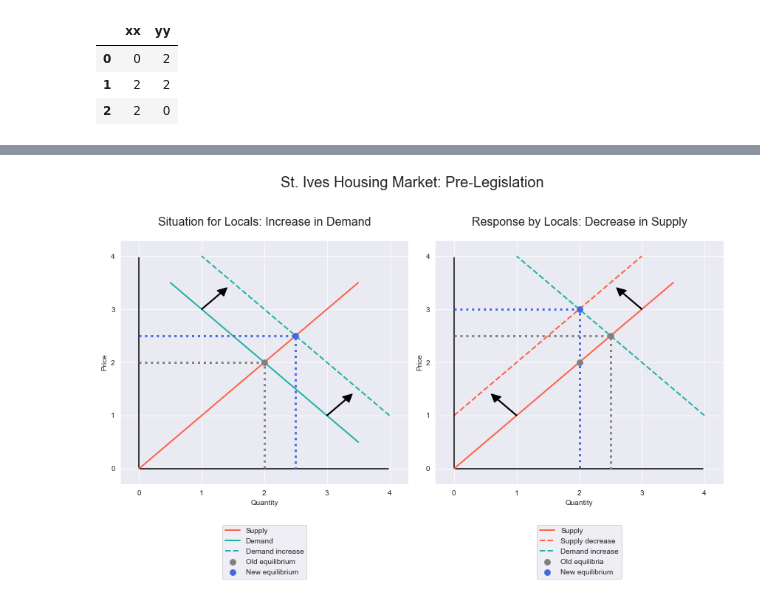
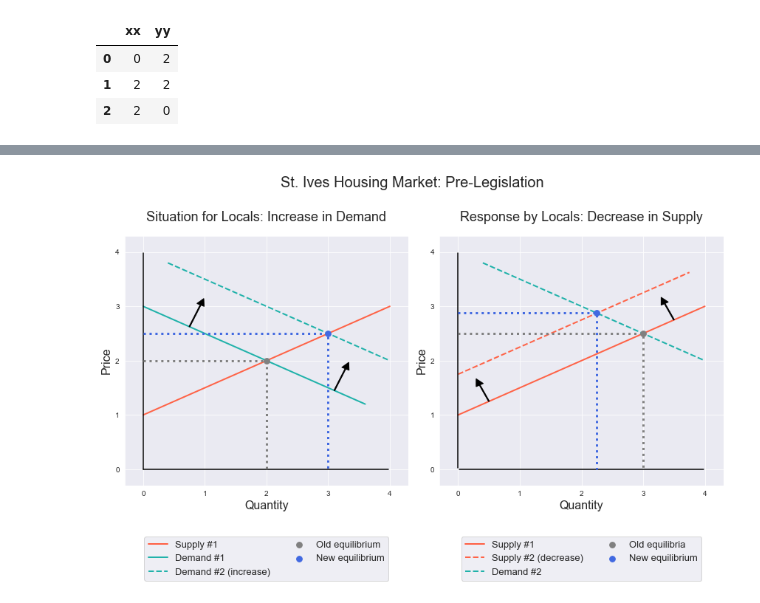
Before and after one commit to hpatin/St-Ives-Housing-Project, a Jupyter notebook: Restricting New Housing.ipynb, the cells around one changed output, grey strips where cells are left out. Drawn from its saved outputs; the diff is of its cells as text; code cells hidden in the pictures.

```diff
--- a/Restricting New Housing.ipynb
+++ b/Restricting New Housing.ipynb
@@ -71,0 +41,6 @@ df_housing_demand_increase
+# %%
+#creating demand curve
+df_housing_demand = pd.DataFrame(np.array([[0,3], [3.6,1.2]]),
+                          columns=['Quantity', 'Price'])
+
+df_housing_demand
@@ -71,0 +58,6 @@ df_housing_demand_increase
+# %%
+# creating demand curve increase
+df_housing_demand_increase = pd.DataFrame(np.array([[0.4,3.8], [4, 2]]),
+                          columns=['Quantity', 'Price'])
+
+df_housing_demand_increase
@@ -81,7 +77,7 @@ dotted_one
 | 2 | 2 | 0 |
 # %%
 # data for plumb lines of second equilibrium
-dotted_two = pd.DataFrame(np.array([[0,2.5], [2.5,2.5], [2.5,0]]),
+dotted_two = pd.DataFrame(np.array([[0,2.5], [3,2.5], [3,0]]),
                           columns=['xx', 'yy'])
 dotted_two
 # %% [output]
@@ -138,6 +144,6 @@ fig.savefig('st-ives-housing-market.png', dpi=180);
 # %%
 # data for plumb lines of third equilibrium
-dotted_three = pd.DataFrame(np.array([[0,3], [2,3], [2,0]]),
+dotted_three = pd.DataFrame(np.array([[0,2.875], [2.25,2.875], [2.25,0]]),
                           columns=['xx', 'yy'])
 dotted_three
 # %% [output]
@@ -154,42 +160,42 @@ sns.set_style('darkgrid')
 plt.subplot(1, 2, 1)
 
 # plot axes
-plt.axvline(ymin=0.07, ymax=0.93, color='black')
-plt.axhline(xmin=0.07, xmax=0.93, color='black')
+plt.axvline(ymin=0.065, ymax=0.93, color='black')
+plt.axhline(xmin=0.065, xmax=0.93, color='black')
 
 # plot supply and demand curves
-plt.plot('Quantity', 'Price', data=df_housing_supply, label='Supply',
+plt.plot('Quantity', 'Price', data=df_housing_supply, label='Supply #1',
          color='tomato', zorder=1, lw=2)
 
-plt.plot('Quantity', 'Price', data=df_housing_demand, label='Demand',
+plt.plot('Quantity', 'Price', data=df_housing_demand, label='Demand #1',
          color='lightseagreen', zorder=1, lw=2)
 
 plt.plot('Quantity', 'Price', data=df_housing_demand_increase,
-         label='Demand increase', color='lightseagreen', linestyle='dashed',
+         label='Demand #2 (increase)', color='lightseagreen', linestyle='dashed',
          zorder=1, lw=2)
 
 # plot equilibria and plumb lines
 plt.scatter(x=2, y=2, zorder=2, color='grey', s=60, label='Old equilibrium')
 plt.plot('xx', 'yy', data=dotted_one, linestyle='dotted', color='grey', label='', lw=3)
 
-plt.scatter(x=2.5, y=2.5, zorder=2, color='royalblue', s=60, label='New equilibrium')
+plt.scatter(x=3, y=2.5, zorder=2, color='royalblue', s=60, label='New equilibrium')
 plt.plot('xx', 'yy', data=dotted_two, linestyle='dotted', color='royalblue', label='', lw=3)
 
 # plot arrows
-plt.arrow(3, 1, 0.3, 0.3, width=0.015, head_width=0.15, head_length=0.15, fc='k', ec='k')
-plt.arrow(1, 3, 0.3, 0.3, width=0.015, head_width=0.15, head_length=0.15, fc='k', ec='k')
+plt.arrow(0.75, 2.625, 0.18, 0.4, width=0.015, head_width=0.13, head_length=0.13, fc='k', ec='k')
+plt.arrow(3.1, 1.45, 0.18, 0.4, width=0.015, head_width=0.13, head_length=0.13, fc='k', ec='k')
 
-# axes labels
-plt.xlabel('Quantity')
-plt.ylabel('Price')
+# label axes
+plt.xlabel('Quantity', fontsize=16)
+plt.ylabel('Price', fontsize=16)
 
-# axes limits
+# set axes limits
 plt.xlim([-0.3, 4.3])
 plt.ylim([-0.3, 4.3])
 
 # title and legend
-plt.title('Situation for Locals: Increase in Demand', fontsize=16, pad=20)
-plt.legend(bbox_to_anchor=(0.5, -0.4), loc=8)
+plt.title('Situation for Locals: Increase in Demand', fontsize=18, pad=20)
+plt.legend(bbox_to_anchor=(0.5, -0.4), loc=8, prop={'size': 13}, ncol=2)
 plt.tight_layout()
 
 # ----- SECOND SUBPLOT -----
@@ -200,48 +206,46 @@ plt.axvline(ymin=0.07, ymax=0.93, color='black')
 plt.axhline(xmin=0.07, xmax=0.93, color='black')
 
 # plot supply and demand curves
-plt.plot('Quantity', 'Price', data=df_housing_supply, label='Supply',
+plt.plot('Quantity', 'Price', data=df_housing_supply, label='Supply #1',
          color='tomato', zorder=1, lw=2)
 
 plt.plot('Quantity', 'Price', data=df_housing_supply_decrease,
-         label='Supply decrease', color='tomato', zorder=1, linestyle='dashed', lw=2)
+         label='Supply #2 (decrease)', color='tomato', zorder=1, linestyle='dashed', lw=2)
 
 plt.plot('Quantity', 'Price', data=df_housing_demand_increase,
-         label='Demand increase', color='lightseagreen', linestyle='dashed',
+         label='Demand #2', color='lightseagreen', linestyle='dashed',
          zorder=1, lw=2)
 
 # plot equilibria and plumb lines
-plt.scatter(x=2, y=2, zorder=3, color='grey', s=60)
-
-plt.scatter(x=2.5, y=2.5, zorder=2, color='grey', s=60, label='Old equilibria')
+plt.scatter(x=3, y=2.5, zorder=2, color='grey', s=60, label='Old equilibria')
 plt.plot('xx', 'yy', data=dotted_two, linestyle='dotted', color='grey', label='', lw=3)
 
-plt.scatter(x=2, y=3, zorder=2, color='royalblue', s=60, label='New equilibrium')
+plt.scatter(x=2.25, y=2.875, zorder=2, color='royalblue', s=60, label='New equilibrium')
 plt.plot('xx', 'yy', data=dotted_three, linestyle='dotted', color='royalblue', label='', lw=3)
 
 # plot arrows
-plt.arrow(1, 1, -0.3, 0.3, width=0.015, head_width=0.15, head_length=0.15, fc='k', ec='k')
-plt.arrow(3, 3, -0.3, 0.3, width=0.015, head_width=0.15, head_length=0.15, fc='k', ec='k')
+plt.arrow(0.5, 1.25, -0.15, 0.3, width=0.015, head_width=0.13, head_length=0.13, fc='k', ec='k')
+plt.arrow(3.5, 2.75, -0.15, 0.3, width=0.015, head_width=0.13, head_length=0.13, fc='k', ec='k')
 
 # axes labels
-plt.xlabel('Quantity')
-plt.ylabel('Price')
+plt.xlabel('Quantity', fontsize=16)
+plt.ylabel('Price', fontsize=16)
 
 # axes limits
 plt.xlim([-0.3, 4.3])
 plt.ylim([-0.3, 4.3])
 
 # title and legend
-plt.title('Response by Locals: Decrease in Supply', fontsize=16, pad=20)
-plt.legend(bbox_to_anchor=(0.5, -0.4), loc=8)
+plt.title('Response by Locals: Decrease in Supply', fontsize=18, pad=20)
+plt.legend(bbox_to_anchor=(0.5, -0.4), loc=8, prop={'size': 13}, ncol=2)
 plt.tight_layout()
 
 # ----- End of second subplot -----
 
 # figure title
-plt.subplots_adjust(top=0.83)
+plt.subplots_adjust(top=0.84)
 fig.suptitle('St. Ives Housing Market: Pre-Legislation', fontsize=20)
 fig.savefig('st-ives-housing-market-pre-legislation.png', dpi=180);
 # %% [output]
-[figure, old version]
+[figure, new version]
 # %%
```
Also changed, not shown: parts of 20 cells of this notebook, 4 other files.
